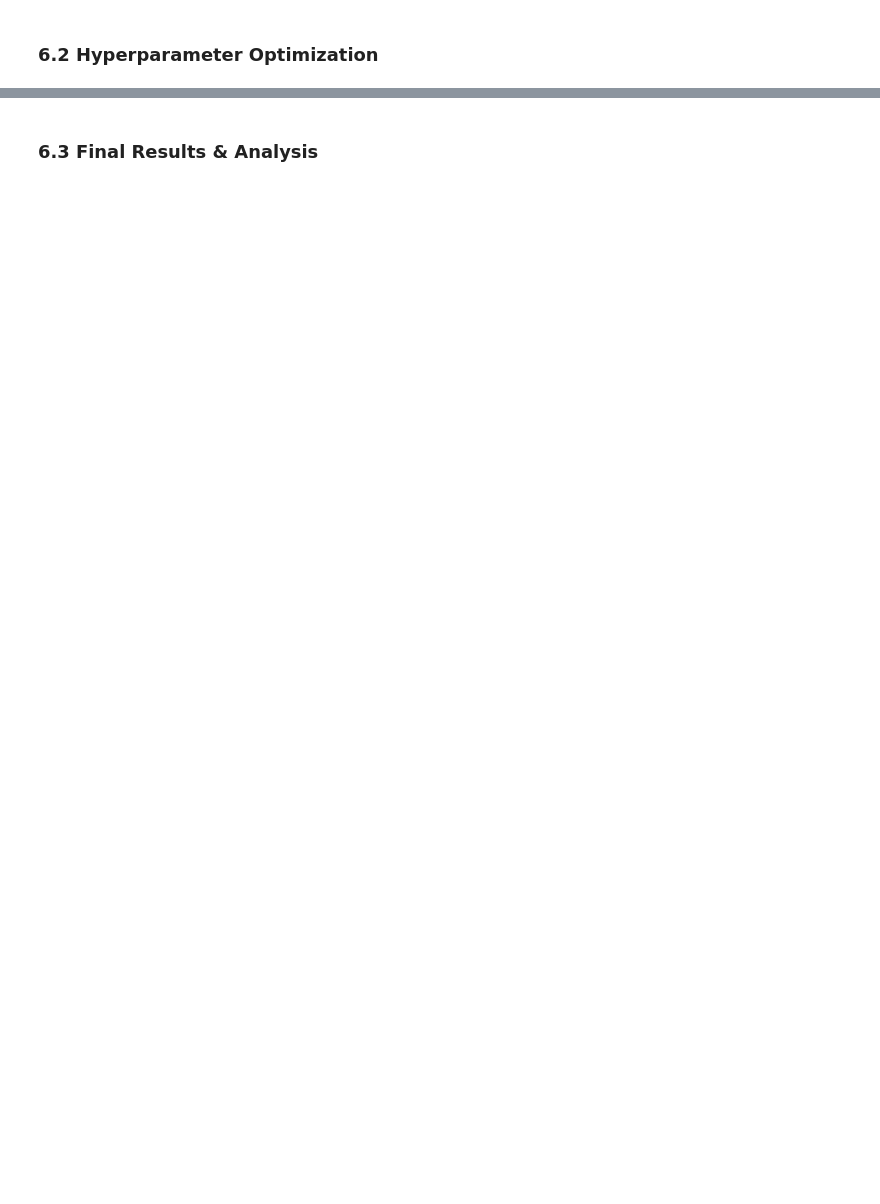
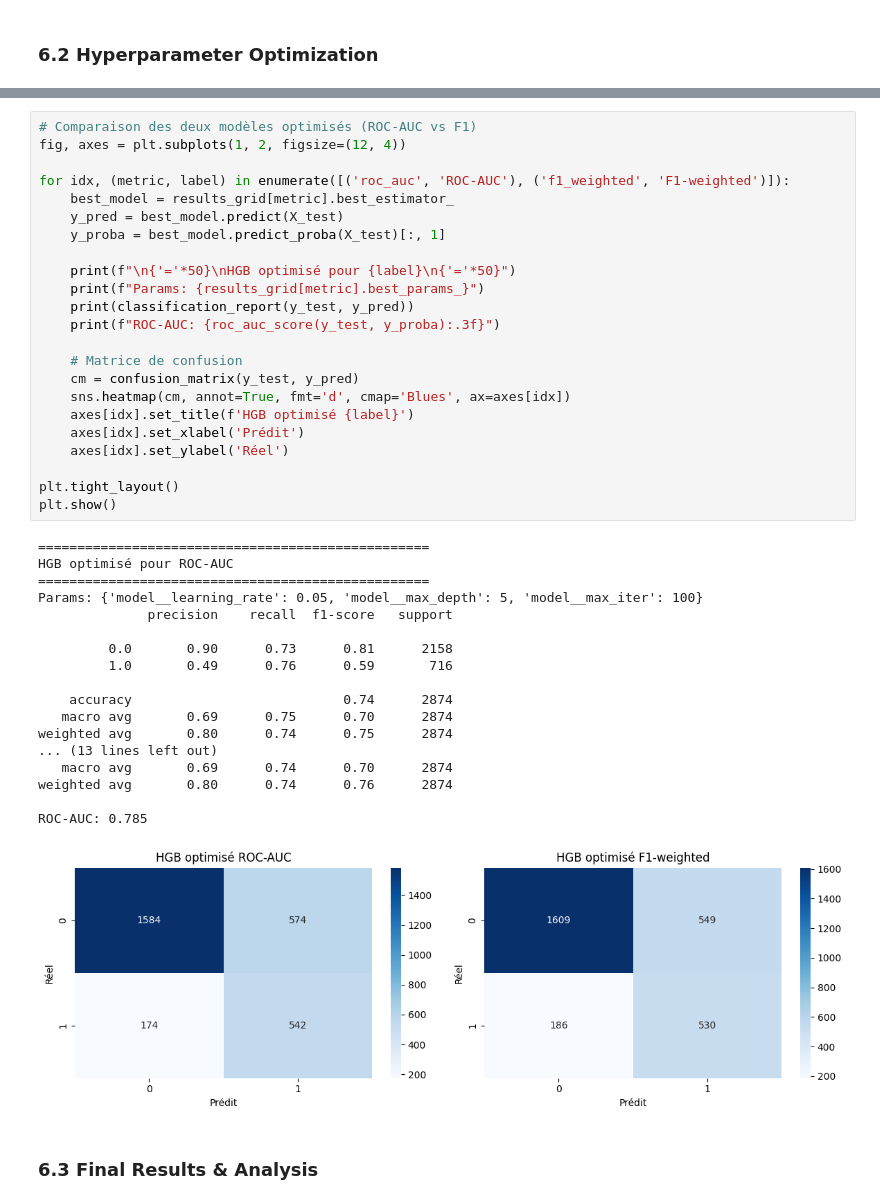
Before and after one commit to Angry-Jay/ML_TheHiredHand, a Jupyter notebook: ml-the-hired-hand.ipynb, the cells around one changed output, grey strips where cells are left out. Cells and saved outputs as stored; diff of their text form; blank space fills up the shorter version.

Commit message:
feat: Amelioration of the model and tuning
Co-Authored-By: Angry-Jay <jinozebian@gmail.com>

```diff
--- a/ml-the-hired-hand.ipynb
+++ b/ml-the-hired-hand.ipynb
@@ -1368,2 +1431,44 @@ plt.show()
+# %%
+# Comparaison des deux modèles optimisés (ROC-AUC vs F1)
+fig, axes = plt.subplots(1, 2, figsize=(12, 4))
+
+for idx, (metric, label) in enumerate([('roc_auc', 'ROC-AUC'), ('f1_weighted', 'F1-weighted')]):
+    best_model = results_grid[metric].best_estimator_
+    y_pred = best_model.predict(X_test)
+    y_proba = best_model.predict_proba(X_test)[:, 1]
+
+    print(f"\n{'='*50}\nHGB optimisé pour {label}\n{'='*50}")
+    print(f"Params: {results_grid[metric].best_params_}")
+    print(classification_report(y_test, y_pred))
+    print(f"ROC-AUC: {roc_auc_score(y_test, y_proba):.3f}")
+
+    # Matrice de confusion
+    cm = confusion_matrix(y_test, y_pred)
+    sns.heatmap(cm, annot=True, fmt='d', cmap='Blues', ax=axes[idx])
+    axes[idx].set_title(f'HGB optimisé {label}')
+    axes[idx].set_xlabel('Prédit')
+    axes[idx].set_ylabel('Réel')
+
+plt.tight_layout()
+plt.show()
+# %% [output]
+==================================================
+HGB optimisé pour ROC-AUC
+==================================================
+Params: {'model__learning_rate': 0.05, 'model__max_depth': 5, 'model__max_iter': 100}
+              precision    recall  f1-score   support
+
+         0.0       0.90      0.73      0.81      2158
+         1.0       0.49      0.76      0.59       716
+
+    accuracy                           0.74      2874
+   macro avg       0.69      0.75      0.70      2874
+weighted avg       0.80      0.74      0.75      2874
+... (13 lines left out)
+   macro avg       0.69      0.74      0.70      2874
+weighted avg       0.80      0.74      0.76      2874
+
+ROC-AUC: 0.785
+[figure, added]
 # %% [markdown]
 ### 6.3 Final Results & Analysis
```
Also changed, not shown: parts of 5 cells of this notebook.
